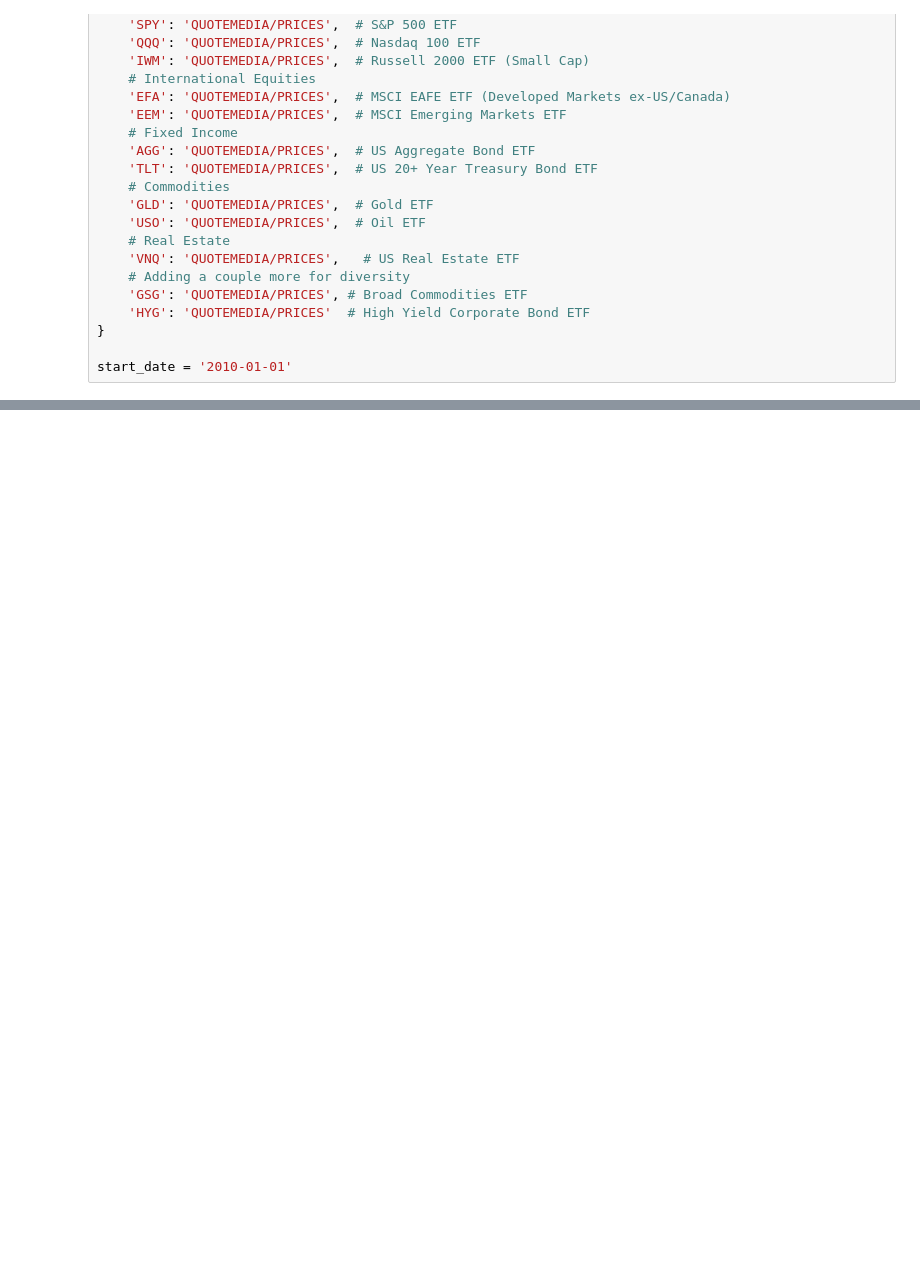
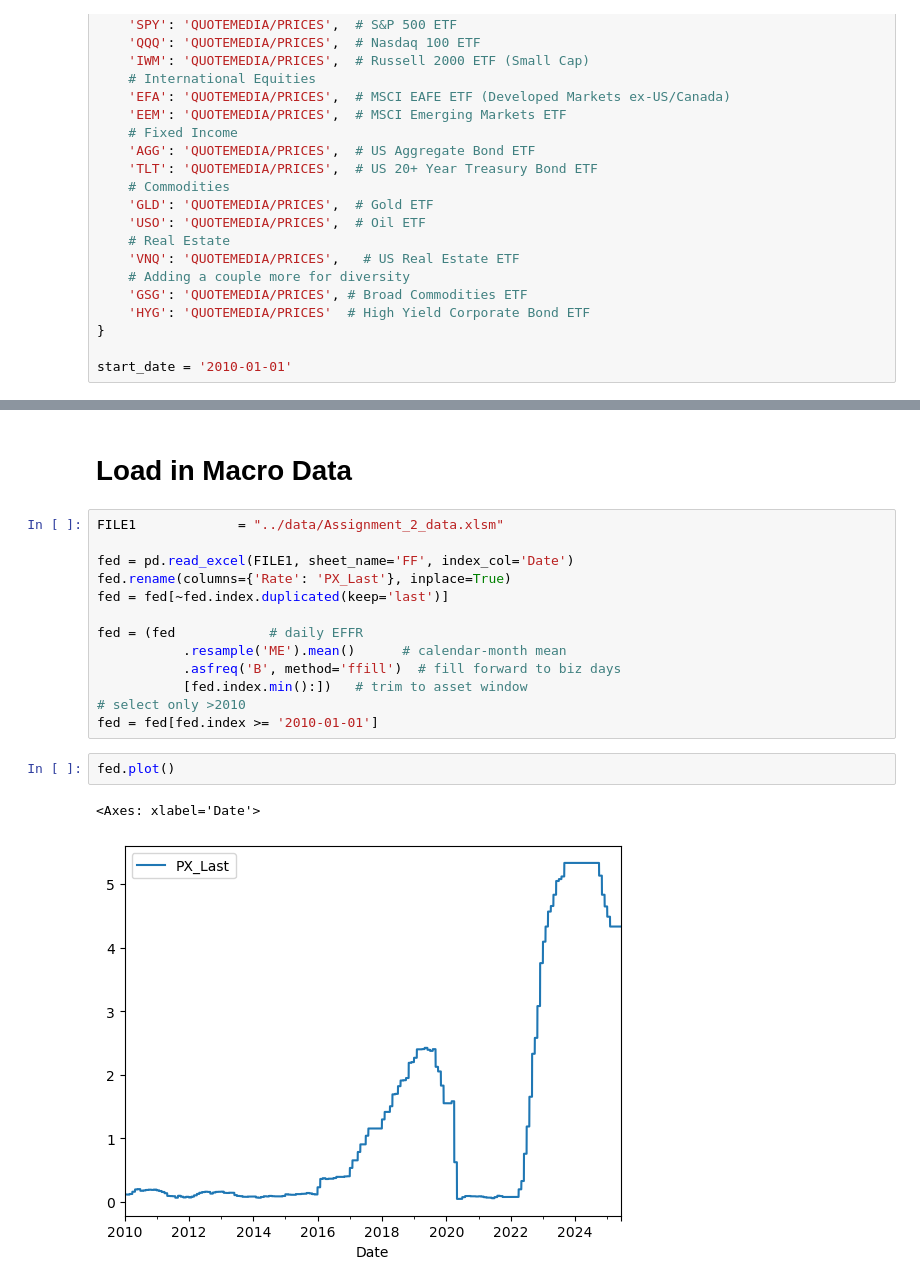
Before and after one commit to Kunj121/MacroFinance_HW2, a Jupyter notebook: hw3/hw_3.ipynb, the cells around one changed output, grey strips where cells are left out. Saved outputs shown, nothing was run; the diff lists cells and outputs as text; blank space fills up the shorter version.

```diff
--- a/hw3/hw_3.ipynb
+++ b/hw3/hw_3.ipynb
@@ -135,0 +113,20 @@ monthly_returns.plot()
+# %% [markdown]
+# Load in Macro Data
+# %%
+FILE1             = "../data/Assignment_2_data.xlsm"
+
+fed = pd.read_excel(FILE1, sheet_name='FF', index_col='Date')
+fed.rename(columns={'Rate': 'PX_Last'}, inplace=True)
+fed = fed[~fed.index.duplicated(keep='last')]
+
+fed = (fed            # daily EFFR
+           .resample('ME').mean()      # calendar‑month mean
+           .asfreq('B', method='ffill')  # fill forward to biz days
+           [fed.index.min():])   # trim to asset window
+# select only >2010
+fed = fed[fed.index >= '2010-01-01']
+# %%
+fed.plot()
+# %% [output]
+<Axes: xlabel='Date'>
+[figure, added]
```
Also changed, not shown: parts of 5 cells of this notebook.
